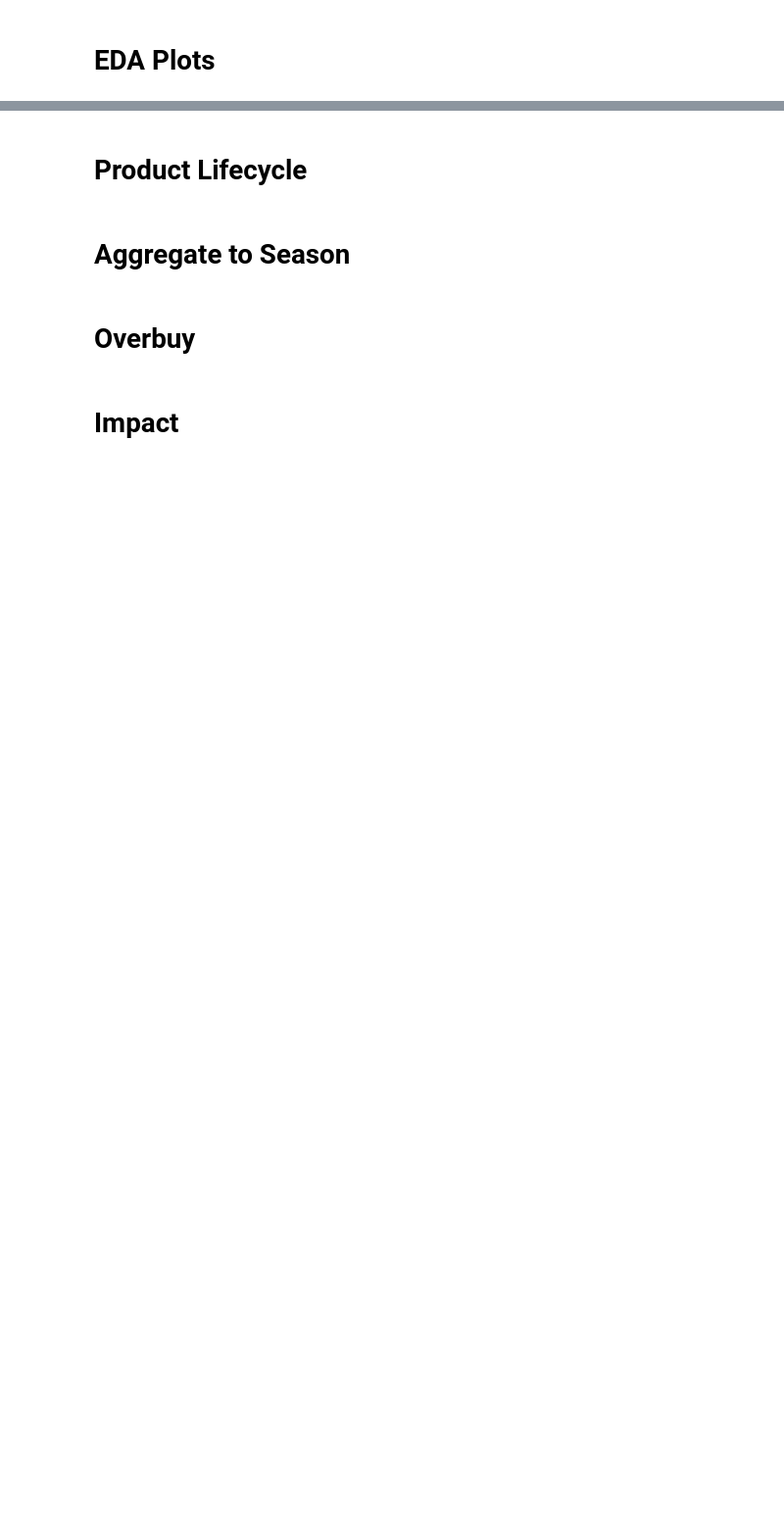
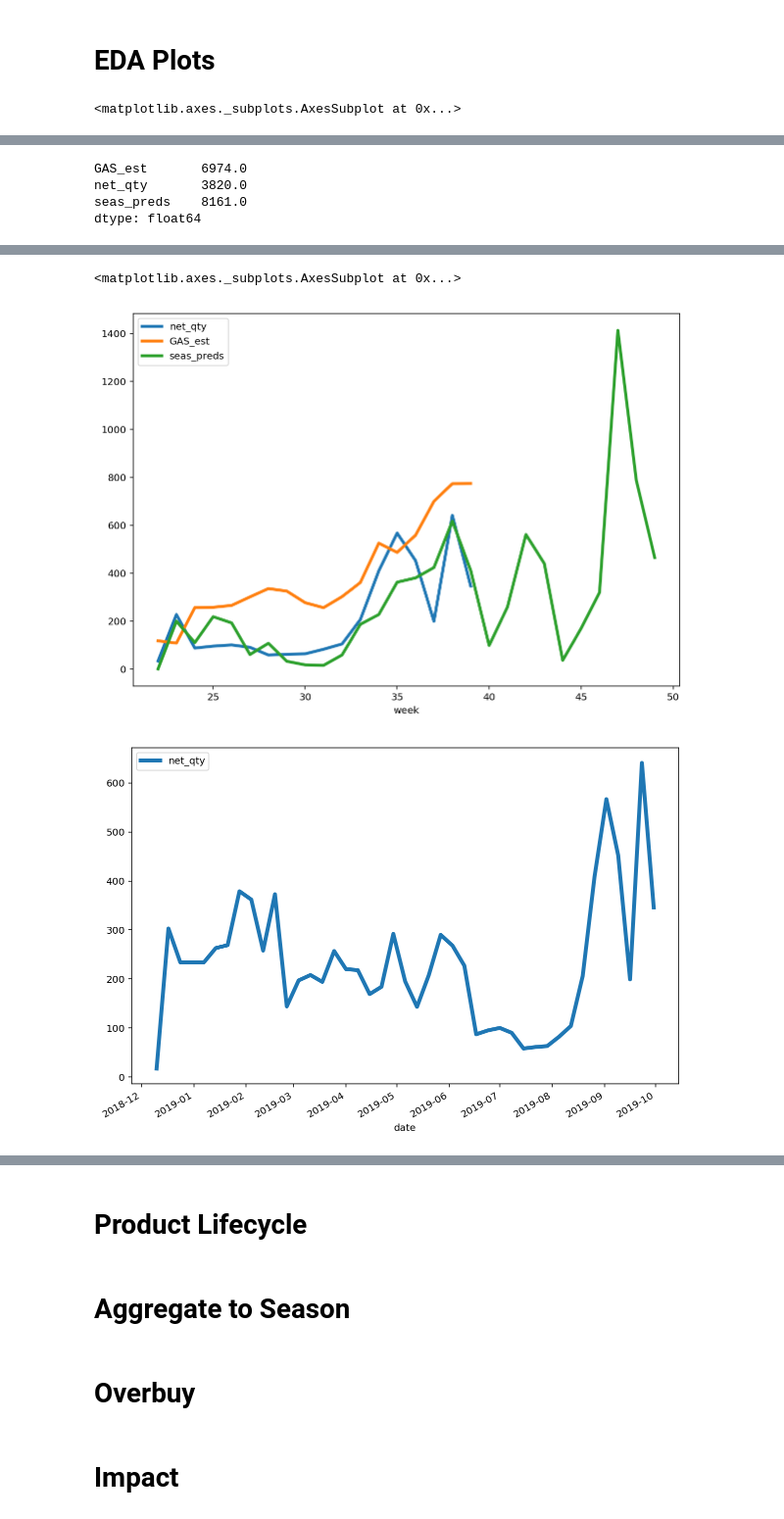
Before and after one commit to cwcomiskey/Misc, a Jupyter notebook: adidas/model_10Sept.ipynb, the cells around one changed output, grey strips where cells are left out. Shown at 98% size. Cells and saved outputs as stored; diff of their text form; code cells hidden in the pictures; blank space fills up the shorter version.

Commit message:
AA articles, plots

```diff
--- a/adidas/model_10Sept.ipynb
+++ b/adidas/model_10Sept.ipynb
@@ -483,14 +474,14 @@ preds_season = preds_season.reset_index()
 # %%
 # ---- Plot -----
 # a = np.random.choice(preds.article_number.unique(), size = 1, replace = False)[0]
-aoi = 'F36641'
+aoi = 'DV1549'
 a = aoi
 
 dat_a = preds[preds.article_number == a][['week', 'net_qty', 'GAS_est', 'seas_preds']]
 
-
+plt.rcParams["figure.figsize"] = [10,7]
 dat_a.sort_values('week').set_index('week').plot(linewidth = 3)
-dat_a.sort_values('week').set_index('week')
+dat_a.sort_values('week').set_index('week').round()
 
 dat_a[['GAS_est', 'net_qty', 'seas_preds']].apply(np.sum).round()
 
@@ -511,3 +502,5 @@ plt.rcParams["figure.figsize"] = [10,7]
 dat_aoi[['date', 'net_qty']].set_index('date').plot(linewidth = 4)
 
 # dat_aoi
+# %% [output]
+<matplotlib.axes._subplots.AxesSubplot at 0x...>
@@ -513,0 +525,4 @@ dat_aoi[['date', 'net_qty']].set_index('date').plot(linewidth = 4)
+GAS_est       6974.0
+net_qty       3820.0
+seas_preds    8161.0
+dtype: float64
@@ -513,0 +531,3 @@ dat_aoi[['date', 'net_qty']].set_index('date').plot(linewidth = 4)
+<matplotlib.axes._subplots.AxesSubplot at 0x...>
+[figure, added]
+[figure, added]
```
Also changed, not shown: parts of 41 cells of this notebook.
